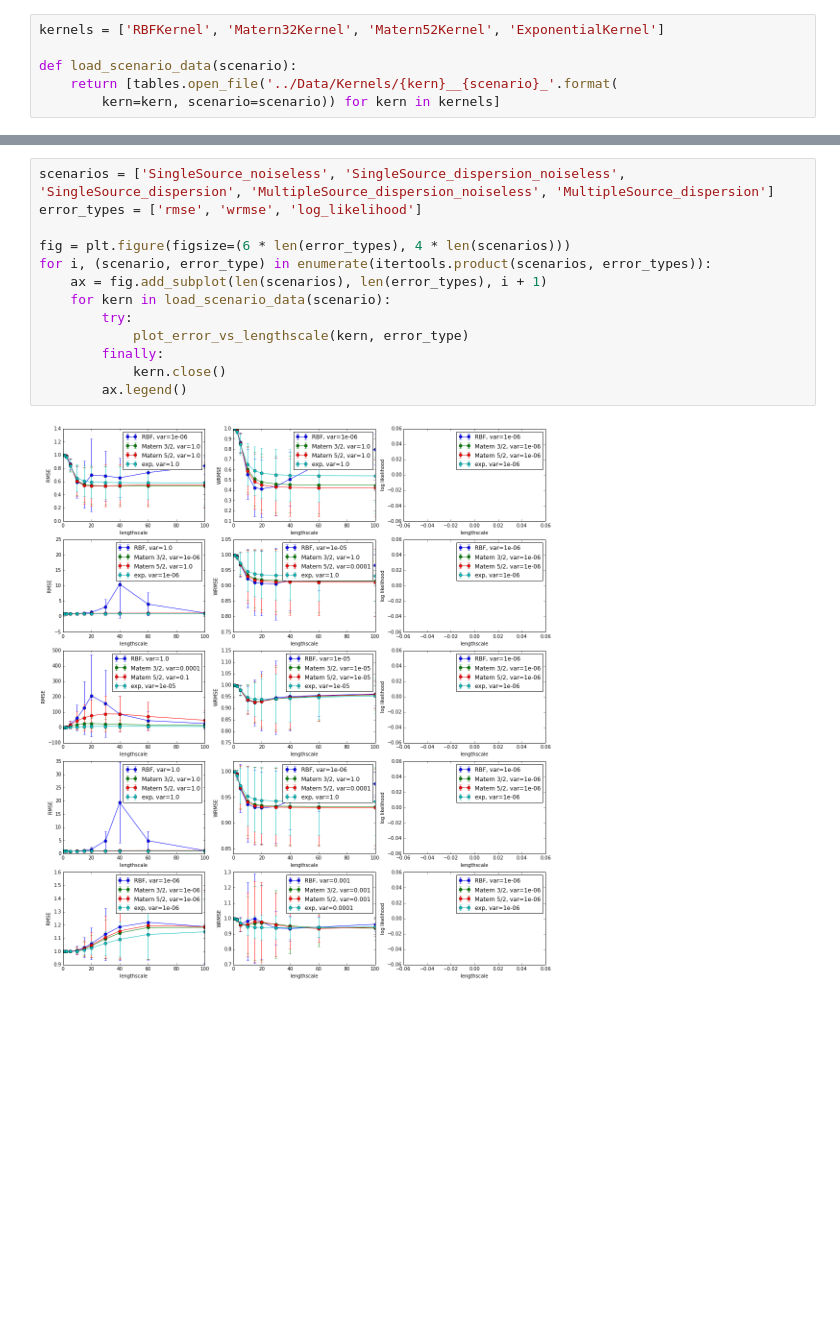
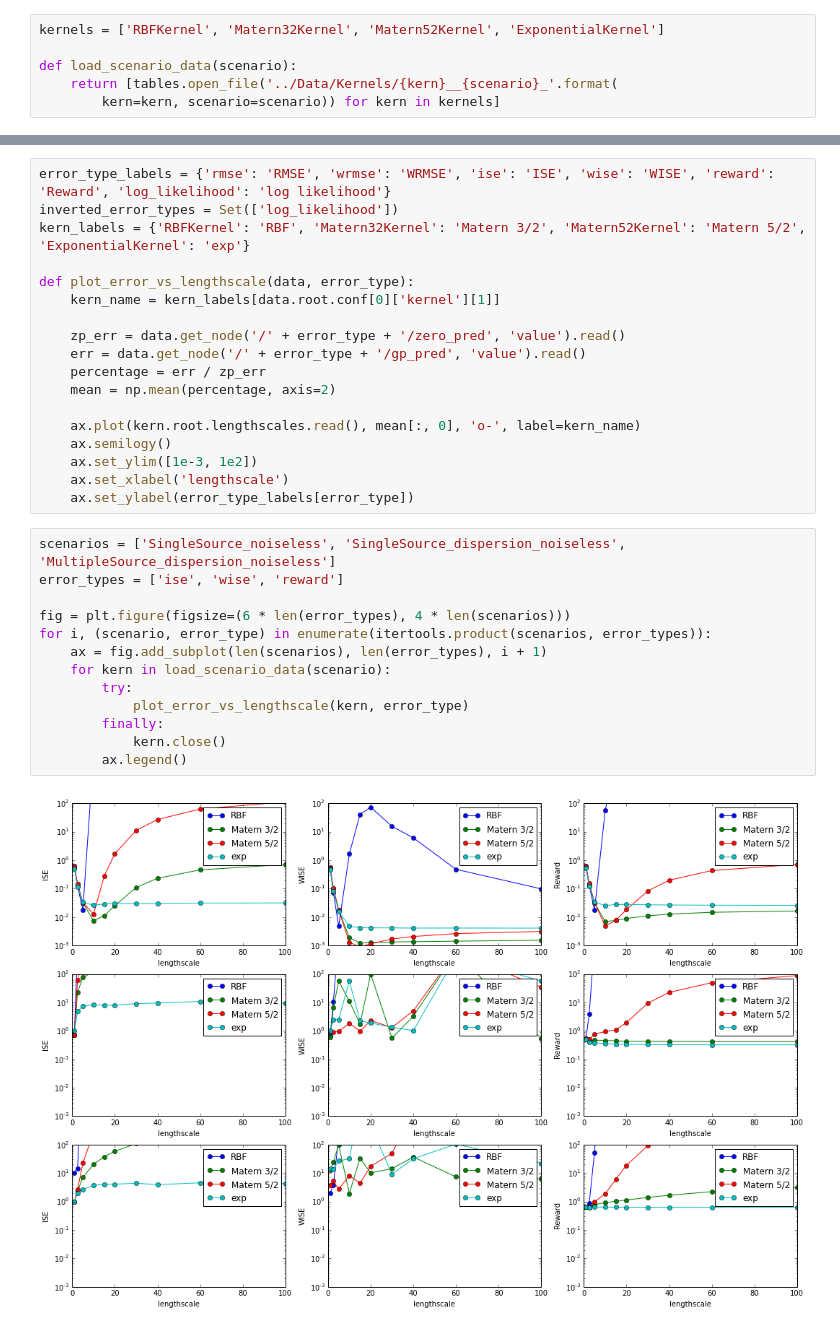
Before and after one commit to jgosmann/plume, a Jupyter notebook: notebooks/Kernels.ipynb, the cells around one changed output, grey strips where cells are left out. Saved outputs shown, nothing was run; the diff lists cells and outputs as text; blank space fills up the shorter version.

Commit message:
Updated kernel performance visualizations.

```diff
--- a/notebooks/Kernels.ipynb
+++ b/notebooks/Kernels.ipynb
@@ -59,15 +20,33 @@ def plot_error_vs_variance(data, error_type):
+# %%
+error_type_labels = {'rmse': 'RMSE', 'wrmse': 'WRMSE', 'ise': 'ISE', 'wise': 'WISE', 'reward': 'Reward', 'log_likelihood': 'log likelihood'}
+inverted_error_types = Set(['log_likelihood'])
+kern_labels = {'RBFKernel': 'RBF', 'Matern32Kernel': 'Matern 3/2', 'Matern52Kernel': 'Matern 5/2', 'ExponentialKernel': 'exp'}
+
+def plot_error_vs_lengthscale(data, error_type):
+    kern_name = kern_labels[data.root.conf[0]['kernel'][1]]
+
+    zp_err = data.get_node('/' + error_type + '/zero_pred', 'value').read()
+    err = data.get_node('/' + error_type + '/gp_pred', 'value').read()
+    percentage = err / zp_err
+    mean = np.mean(percentage, axis=2)
+
+    ax.plot(kern.root.lengthscales.read(), mean[:, 0], 'o-', label=kern_name)
+    ax.semilogy()
+    ax.set_ylim([1e-3, 1e2])
+    ax.set_xlabel('lengthscale')
+    ax.set_ylabel(error_type_labels[error_type])
 # %%
-scenarios = ['SingleSource_noiseless', 'SingleSource_dispersion_noiseless', 'SingleSource_dispersion', 'MultipleSource_dispersion_noiseless', 'MultipleSource_dispersion']
-error_types = ['rmse', 'wrmse', 'log_likelihood']
+scenarios = ['SingleSource_noiseless', 'SingleSource_dispersion_noiseless', 'MultipleSource_dispersion_noiseless']
+error_types = ['ise', 'wise', 'reward']
 
 fig = plt.figure(figsize=(6 * len(error_types), 4 * len(scenarios)))
 for i, (scenario, error_type) in enumerate(itertools.product(scenarios, error_types)):
     ax = fig.add_subplot(len(scenarios), len(error_types), i + 1)
     for kern in load_scenario_data(scenario):
         try:
             plot_error_vs_lengthscale(kern, error_type)
         finally:
             kern.close()
         ax.legend()
 # %% [output]
-[figure, old version]
+[figure, new version]
```
Also changed, not shown: parts of 5 cells of this notebook.
